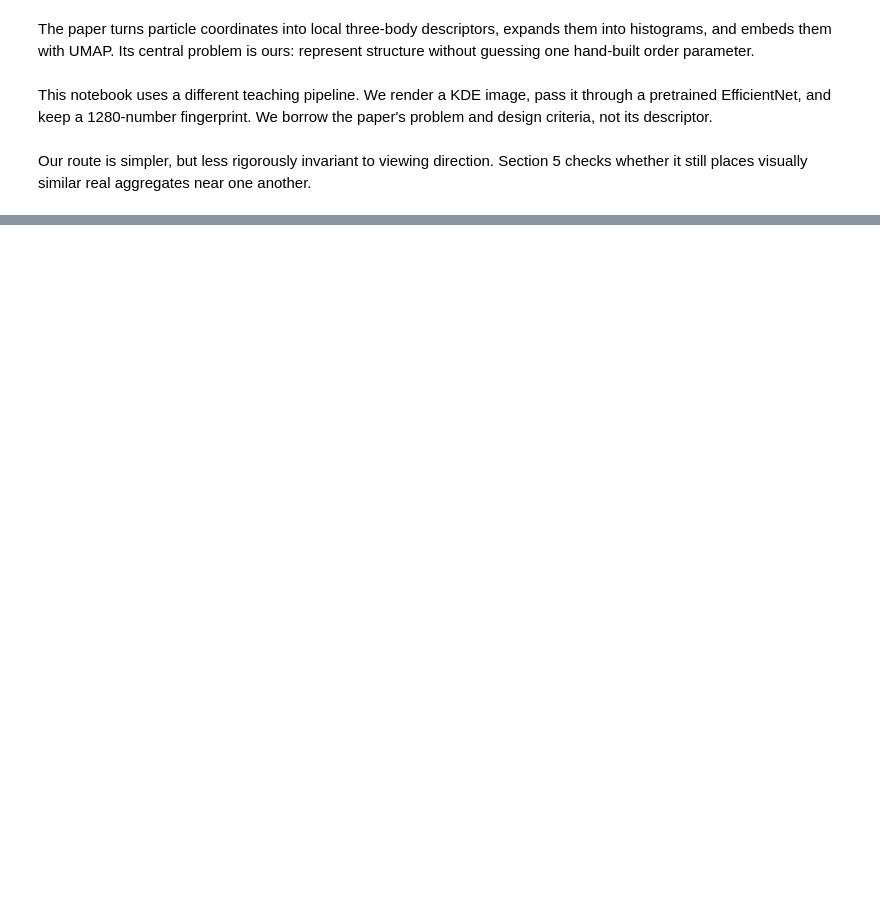
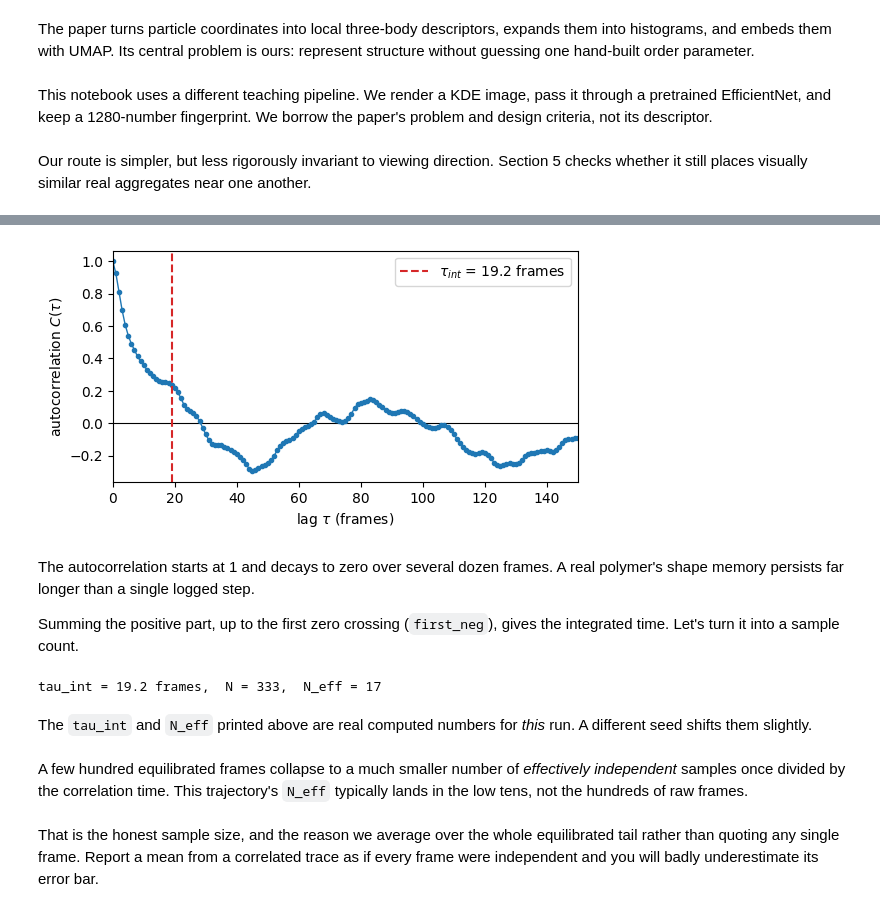
Before and after one commit to huangfrederick/generative-copolymer-workshop, a Jupyter notebook: day1/03_feature_extraction.ipynb, the cells around one changed output, grey strips where cells are left out. Cells and saved outputs as stored; diff of their text form; code cells hidden in the pictures; blank space fills up the shorter version.

```diff
--- a/day1/03_feature_extraction.ipynb
+++ b/day1/03_feature_extraction.ipynb
@@ -48,0 +854,36 @@ The complete notebook, with its code and exercises, will be posted before the wo
+# %%
+first_neg = np.argmax(acf < 0)
+tau_int = 1 + 2 * np.sum(acf[1:first_neg])
+fig, ax = plt.subplots(figsize=(6, 3))
+ax.axhline(0, c='k', lw=0.8)
+ax.plot(lags, acf, 'C0-o', ms=3, lw=1)
+ax.axvline(tau_int, c='C3', ls='--', label=f'$\\tau_{{int}}$ = {tau_int:.1f} frames')
+ax.set_xlabel('lag $\\tau$ (frames)')
+ax.set_ylabel('autocorrelation $C(\\tau)$')
+ax.set_xlim(0, 150)
+ax.legend()
+plt.show()
+# %% [output]
+[figure, added]
+# %% [markdown]
+The autocorrelation starts at 1 and decays to zero over several dozen frames.
+A real polymer's shape memory persists far longer than a single logged step.
+
+Summing the positive part, up to the first zero crossing (`first_neg`), gives the integrated time.
+Let's turn it into a sample count.
+# %%
+first_neg = np.argmax(acf < 0)          # stop the sum at the first zero crossing
+tau_int = 1 + 2 * np.sum(acf[1:first_neg])
+N_eff = len(eq) / tau_int
+print(f"tau_int = {tau_int:.1f} frames,  N = {len(eq)},  N_eff = {N_eff:.0f}")
+# %% [output]
+tau_int = 19.2 frames,  N = 333,  N_eff = 17
+# %% [markdown]
+The `tau_int` and `N_eff` printed above are real computed numbers for *this* run.
+A different seed shifts them slightly.
+# %% [markdown]
+A few hundred equilibrated frames collapse to a much smaller number of *effectively independent* samples once divided by the correlation time.
+This trajectory's `N_eff` typically lands in the low tens, not the hundreds of raw frames.
+# %% [markdown]
+That is the honest sample size, and the reason we average over the whole equilibrated tail rather than quoting any single frame.
+Report a mean from a correlated trace as if every frame were independent and you will badly underestimate its error bar.
```
Also changed, not shown: parts of 207 cells of this notebook, 10 other files.
